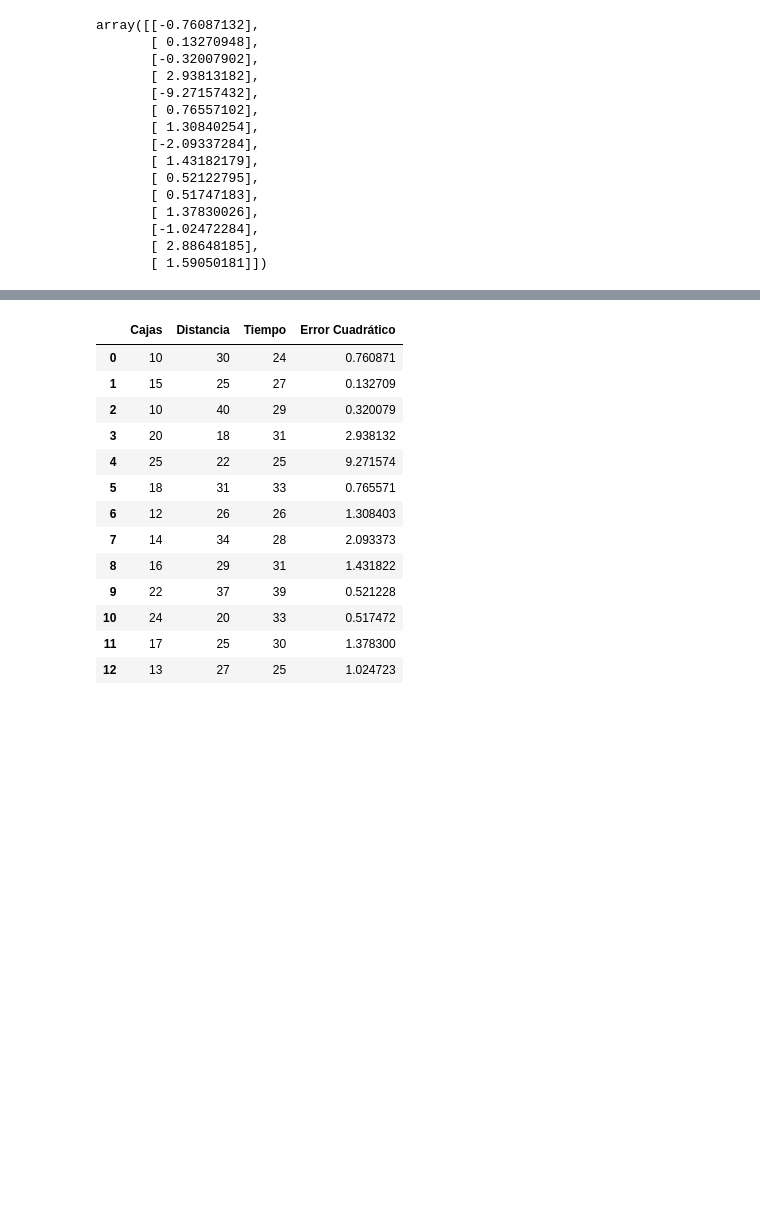
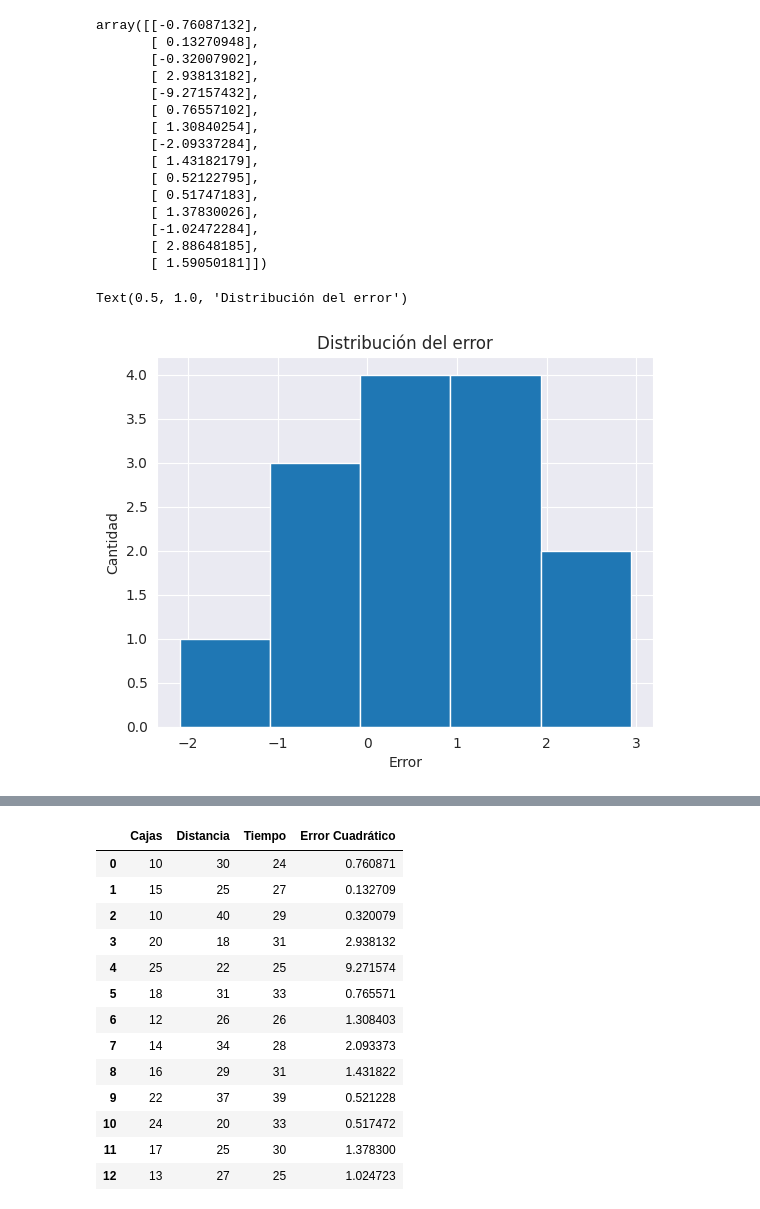
Before and after one commit to prausela/regressions, a Jupyter notebook: beers.ipynb, the cells around one changed output, grey strips where cells are left out. Cells and saved outputs as stored; diff of their text form; code cells hidden in the pictures; blank space fills up the shorter version.

Commit message:
feat: add error distribution plots

```diff
--- a/beers.ipynb
+++ b/beers.ipynb
@@ -282,3 +283,11 @@ array([[-0.76087132],
        [-1.02472284],
        [ 2.88648185],
        [ 1.59050181]])
+# %%
+plt.hist(np.delete(error, 4, 0), bins=(1+math.ceil(math.log2(error.size))))
+plt.ylabel("Cantidad")
+plt.xlabel("Error")
+plt.title("Distribución del error")
+# %% [output]
+Text(0.5, 1.0, 'Distribución del error')
+[figure, added]
```
Also changed, not shown: parts of 3 cells of this notebook.
